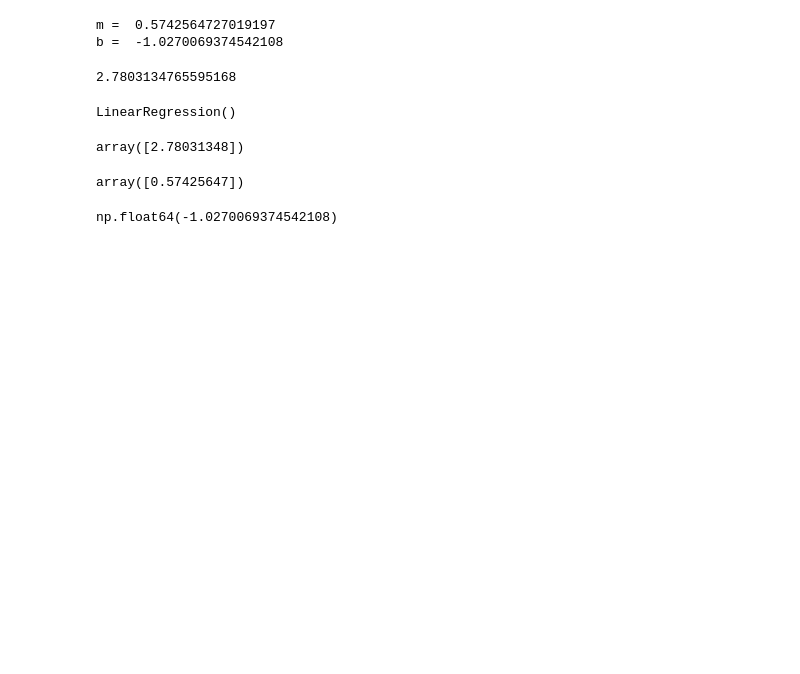
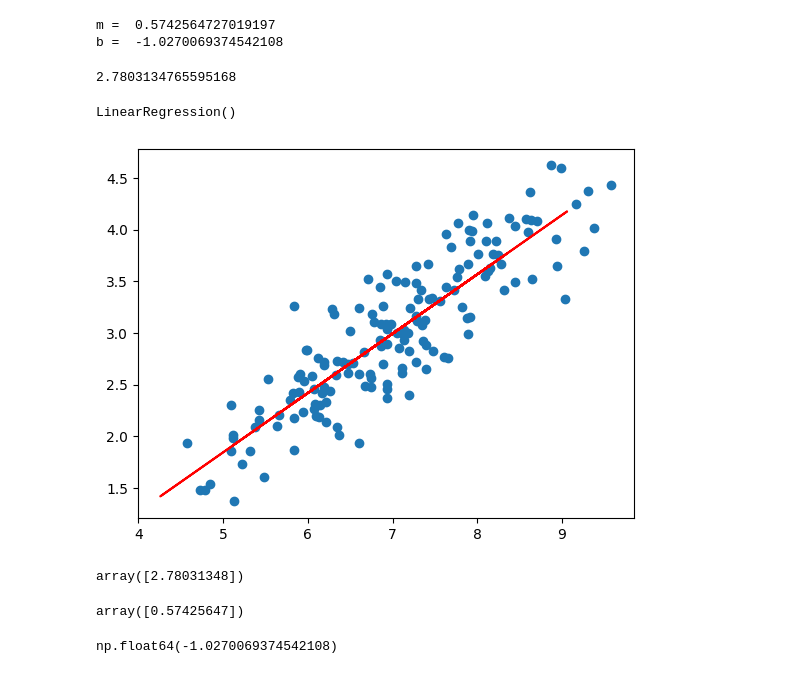
Before and after one commit to MayankPurohit8/Machine-Learning-, a Jupyter notebook: Linear Regression/CustomLR.ipynb, the cells around one changed output. Cells and saved outputs as stored; diff of their text form; code cells hidden in the pictures; blank space fills up the shorter version.

```diff
--- a/Linear Regression/CustomLR.ipynb
+++ b/Linear Regression/CustomLR.ipynb
@@ -79,6 +80,14 @@ reg = LinearRegression()
 reg.fit(X_train.reshape(-1,1),y_train)
 # %% [output]
 LinearRegression()
+# %%
+y_pred = reg.predict(X_test.reshape(-1,1))
+# %%
+plt.scatter(X_train,y_train)
+plt.plot(X_test,y_pred,color='red')
+plt.show()
+# %% [output]
+[figure, added]
 # %%
 reg.predict(X_test[0].reshape(-1,1))
 # %% [output]
```
Also changed, not shown: parts of 2 cells of this notebook.
